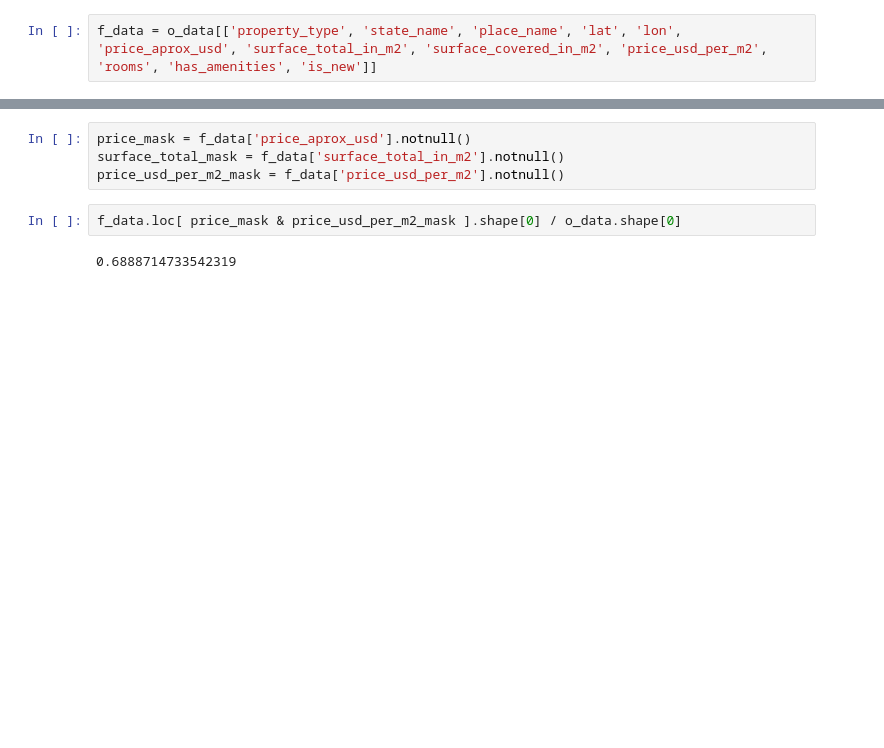
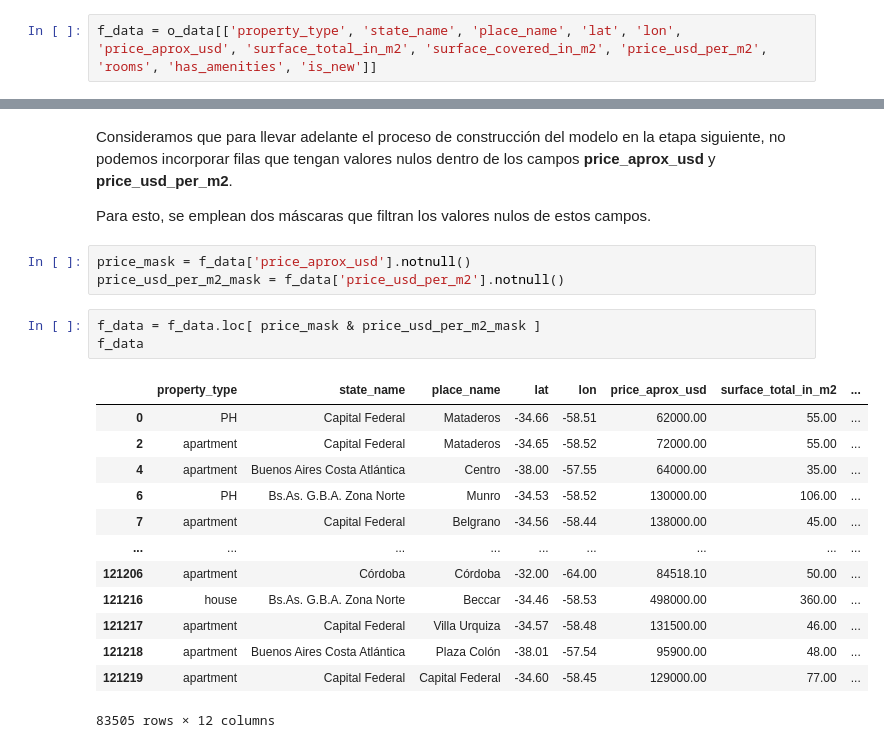
Before and after one commit to iagoedelstein/ds-grupo-1-desafio-1, a Jupyter notebook: Exploratory.ipynb, the cells around one changed output, grey strips where cells are left out. Drawn from its saved outputs; the diff is of its cells as text; blank space fills up the shorter version.

```diff
--- a/Exploratory.ipynb
+++ b/Exploratory.ipynb
@@ -1729,11 +1730,27 @@ describe_df(f_data.columns, f_data)
 | rooms | 9 | 33868 | 27.94 | 87352 | 72.06 | float64 | 0.97 |
 | has_amenities | 2 | 0 | 0.00 | 121220 | 100.00 | float64 | 0.97 |
 | is_new | 2 | 0 | 0.00 | 121220 | 100.00 | float64 | 0.97 |
+# %% [markdown]
+Consideramos que para llevar adelante el proceso de construcción del modelo en la etapa siguiente, no podemos incorporar filas que tengan valores nulos dentro de los campos **price_aprox_usd** y **price_usd_per_m2**.
+
+Para esto, se emplean dos máscaras que filtran los valores nulos de estos campos.
 # %%
 price_mask = f_data['price_aprox_usd'].notnull()
-surface_total_mask = f_data['surface_total_in_m2'].notnull()
 price_usd_per_m2_mask = f_data['price_usd_per_m2'].notnull()
 # %%
-f_data.loc[ price_mask & price_usd_per_m2_mask ].shape[0] / o_data.shape[0]
+f_data = f_data.loc[ price_mask & price_usd_per_m2_mask ]
+f_data
 # %% [output]
+|  | property_type | state_name | place_name | lat | lon | price_aprox_usd | surface_total_in_m2 | ... |
+| 0 | PH | Capital Federal | Mataderos | -34.66 | -58.51 | 62000.00 | 55.00 | ... |
+| 2 | apartment | Capital Federal | Mataderos | -34.65 | -58.52 | 72000.00 | 55.00 | ... |
+| 4 | apartment | Buenos Aires Costa Atlántica | Centro | -38.00 | -57.55 | 64000.00 | 35.00 | ... |
+| 6 | PH | Bs.As. G.B.A. Zona Norte | Munro | -34.53 | -58.52 | 130000.00 | 106.00 | ... |
+| 7 | apartment | Capital Federal | Belgrano | -34.56 | -58.44 | 138000.00 | 45.00 | ... |
+| ... | ... | ... | ... | ... | ... | ... | ... | ... |
+| 121206 | apartment | Córdoba | Córdoba | -32.00 | -64.00 | 84518.10 | 50.00 | ... |
+| 121216 | house | Bs.As. G.B.A. Zona Norte | Beccar | -34.46 | -58.53 | 498000.00 | 360.00 | ... |
+| 121217 | apartment | Capital Federal | Villa Urquiza | -34.57 | -58.48 | 131500.00 | 46.00 | ... |
+| 121218 | apartment | Buenos Aires Costa Atlántica | Plaza Colón | -38.01 | -57.54 | 95900.00 | 48.00 | ... |
+| 121219 | apartment | Capital Federal | Capital Federal | -34.60 | -58.45 | 129000.00 | 77.00 | ... |
-0.6888714733542319
+83505 rows × 12 columns
```
Also changed, not shown: parts of 1 cell of this notebook, 1 other file.
